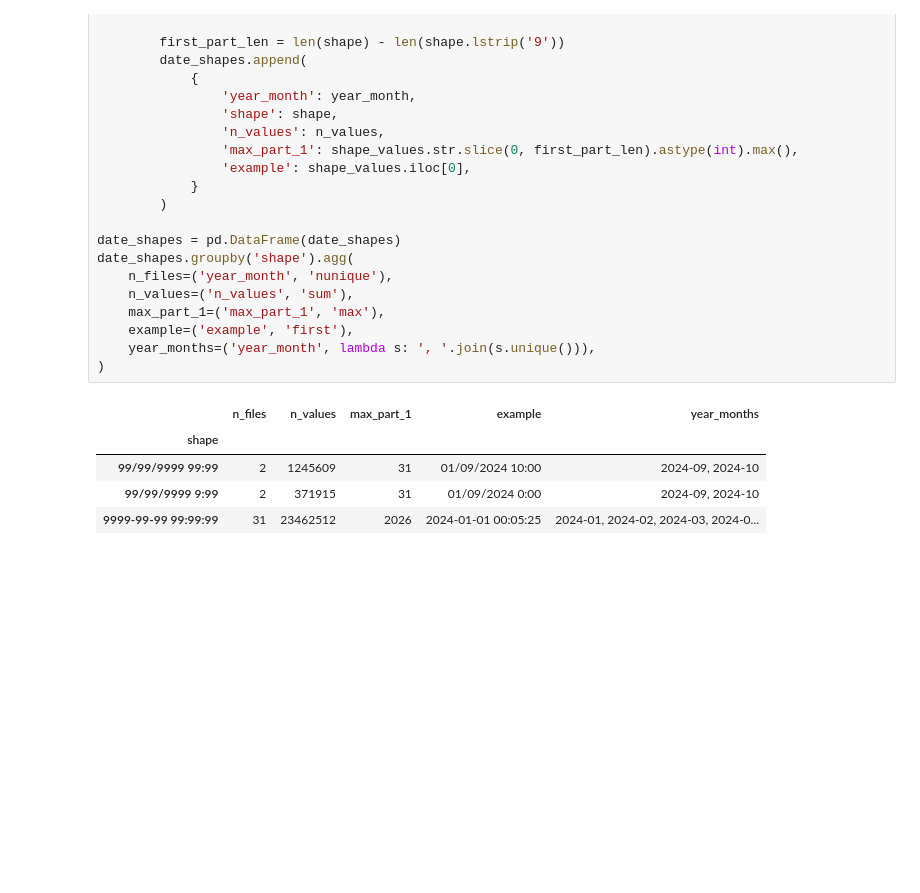
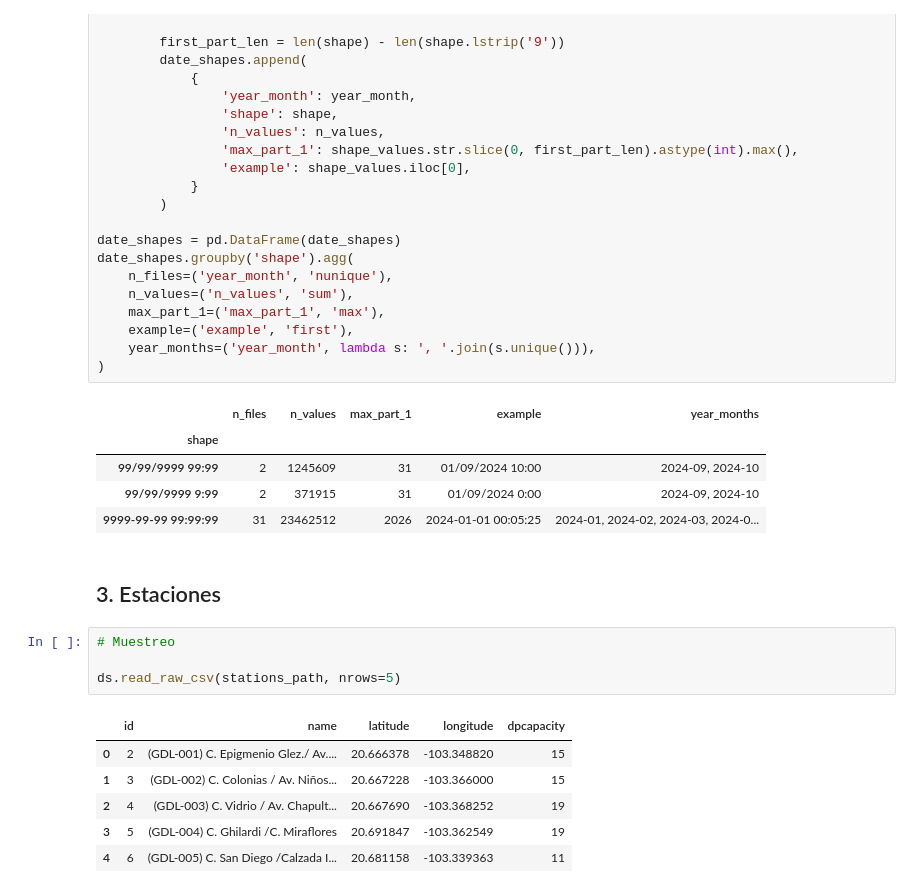
Before and after one commit to oscartrix/TC5061-Proyecto-Equipo11, a Jupyter notebook: notebooks/01-jcc-data-ingestion.ipynb, the cells around one changed output. Drawn from its saved outputs; the diff is of its cells as text; blank space fills up the shorter version.

```diff
--- a/notebooks/01-jcc-data-ingestion.ipynb
+++ b/notebooks/01-jcc-data-ingestion.ipynb
@@ -165,3 +165,16 @@ date_shapes.groupby('shape').agg(
 | 99/99/9999 99:99 | 2 | 1245609 | 31 | 01/09/2024 10:00 | 2024-09, 2024-10 |
 | 99/99/9999 9:99 | 2 | 371915 | 31 | 01/09/2024 0:00 | 2024-09, 2024-10 |
 | 9999-99-99 99:99:99 | 31 | 23462512 | 2026 | 2024-01-01 00:05:25 | 2024-01, 2024-02, 2024-03, 2024-0... |
+# %% [markdown]
+## 3. Estaciones
+# %%
+# Muestreo
+
+ds.read_raw_csv(stations_path, nrows=5)
+# %% [output]
+|  | id | name | latitude | longitude | dpcapacity |
+| 0 | 2 | (GDL-001) C. Epigmenio Glez./ Av.... | 20.666378 | -103.348820 | 15 |
+| 1 | 3 | (GDL-002) C. Colonias / Av. Niños... | 20.667228 | -103.366000 | 15 |
+| 2 | 4 | (GDL-003) C. Vidrio / Av. Chapult... | 20.667690 | -103.368252 | 19 |
+| 3 | 5 | (GDL-004) C. Ghilardi /C. Miraflores | 20.691847 | -103.362549 | 19 |
+| 4 | 6 | (GDL-005) C. San Diego /Calzada I... | 20.681158 | -103.339363 | 11 |
```
Also changed, not shown: parts of 8 cells of this notebook, 4 other files.
